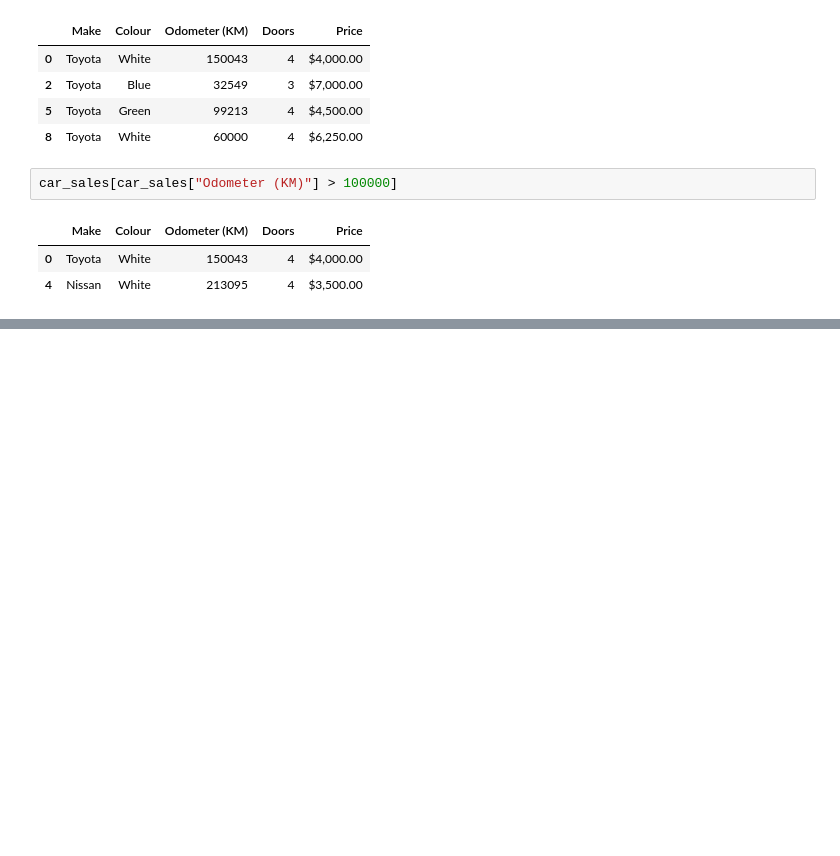
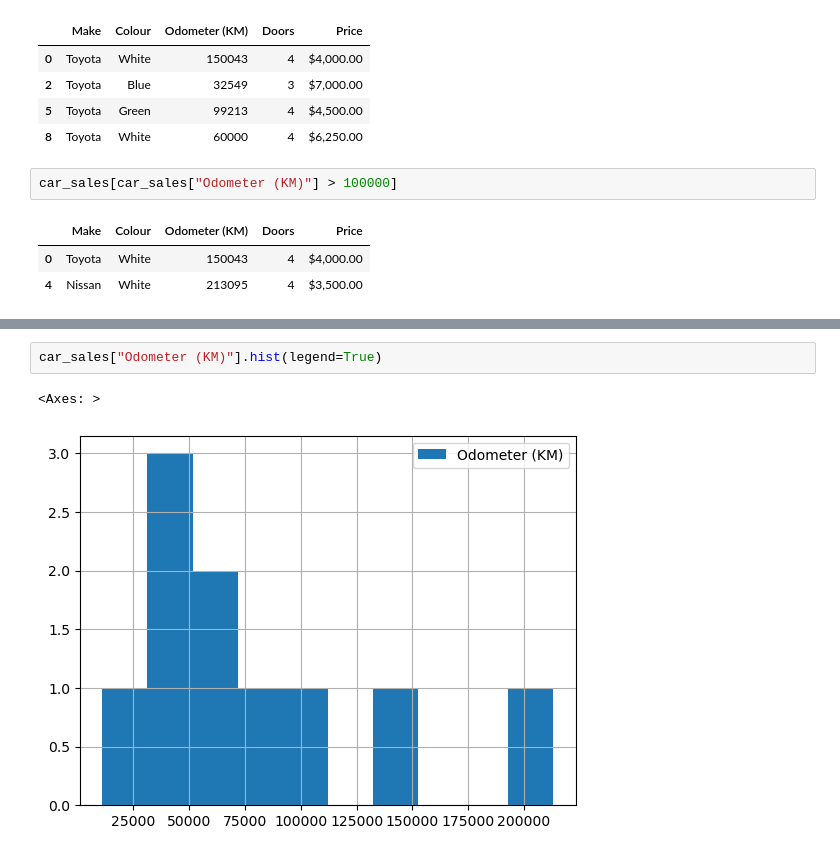
Before and after one commit to Hai567/ztm-ml, a Jupyter notebook: pandas/intro-to-pandas.ipynb, the cells around one changed output, grey strips where cells are left out. Saved outputs shown, nothing was run; the diff lists cells and outputs as text; blank space fills up the shorter version.

```diff
--- a/pandas/intro-to-pandas.ipynb
+++ b/pandas/intro-to-pandas.ipynb
@@ -234,0 +288,5 @@ car_sales[car_sales["Odometer (KM)"] > 100000]
+# %%
+car_sales["Odometer (KM)"].hist(legend=True)
+# %% [output]
+<Axes: >
+[figure, added]
```
Also changed, not shown: parts of 10 cells of this notebook.
